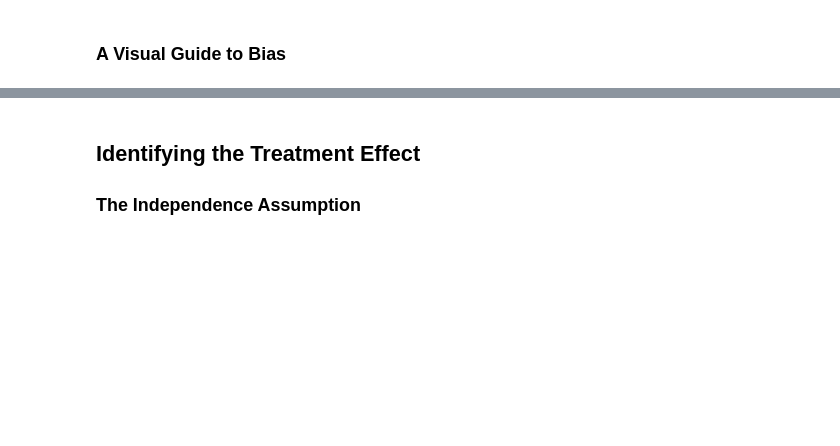
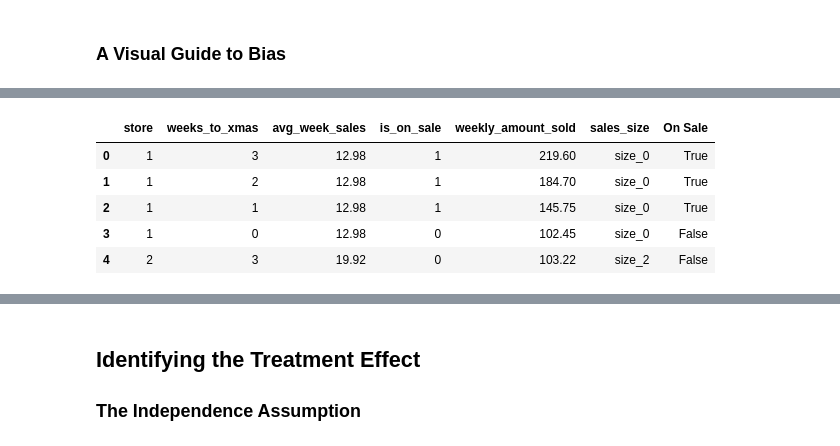
Before and after one commit to shane-kercheval/causal-inference-in-python-code, a Jupyter notebook: causal-inference-in-python/01-Introduction-To-Causal-Inference.ipynb, the cells around one changed output, grey strips where cells are left out. Drawn from its saved outputs; the diff is of its cells as text; code cells hidden in the pictures; blank space fills up the shorter version.

```diff
--- a/causal-inference-in-python/01-Introduction-To-Causal-Inference.ipynb
+++ b/causal-inference-in-python/01-Introduction-To-Causal-Inference.ipynb
@@ -116,0 +537,9 @@ pd.DataFrame(dict(
+# %%
+data.head()
+# %% [output]
+|  | store | weeks_to_xmas | avg_week_sales | is_on_sale | weekly_amount_sold | sales_size | On Sale |
+| 0 | 1 | 3 | 12.98 | 1 | 219.60 | size_0 | True |
+| 1 | 1 | 2 | 12.98 | 1 | 184.70 | size_0 | True |
+| 2 | 1 | 1 | 12.98 | 1 | 145.75 | size_0 | True |
+| 3 | 1 | 0 | 12.98 | 0 | 102.45 | size_0 | False |
+| 4 | 2 | 3 | 19.92 | 0 | 103.22 | size_2 | False |
```
Also changed, not shown: parts of 30 cells of this notebook, 9 other files.
